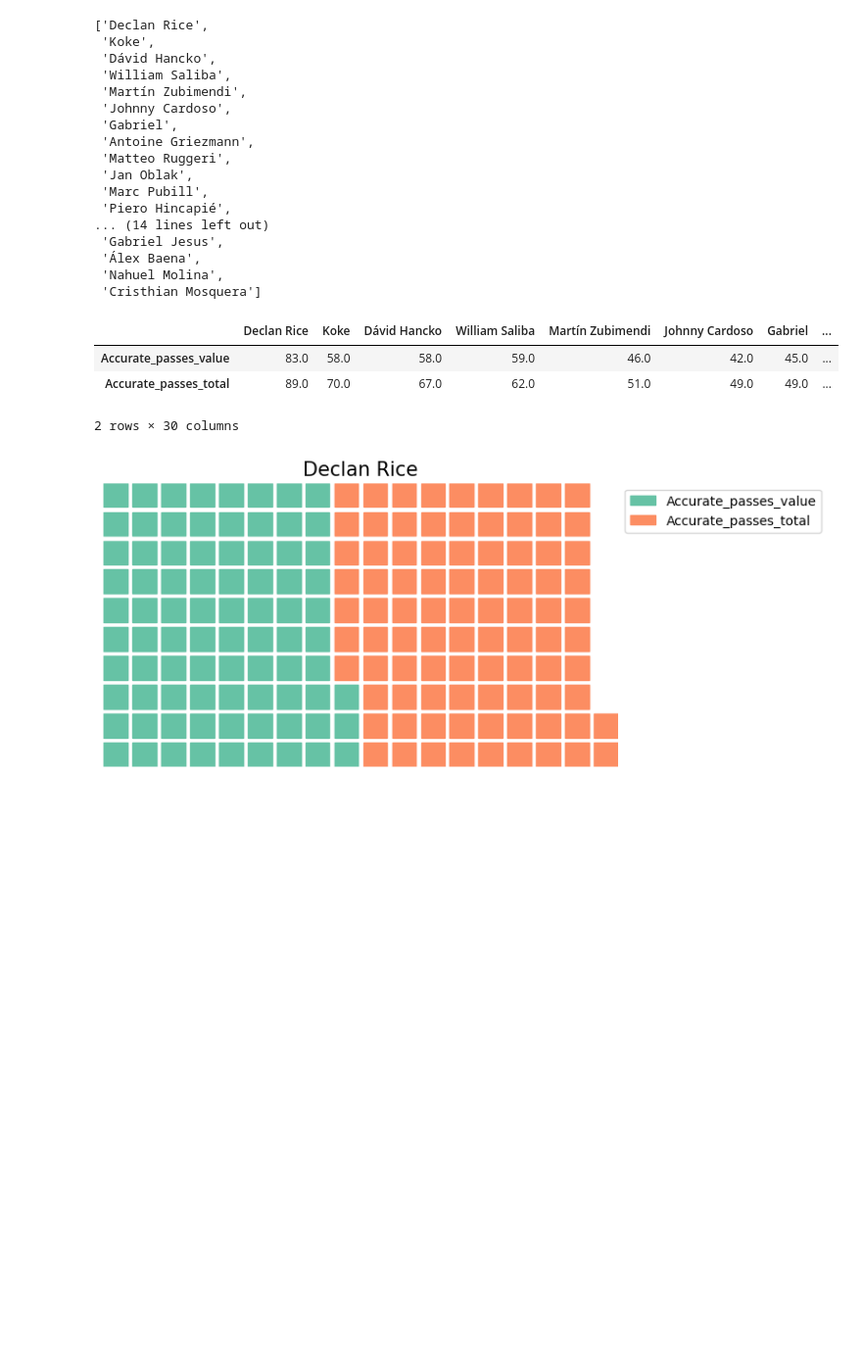
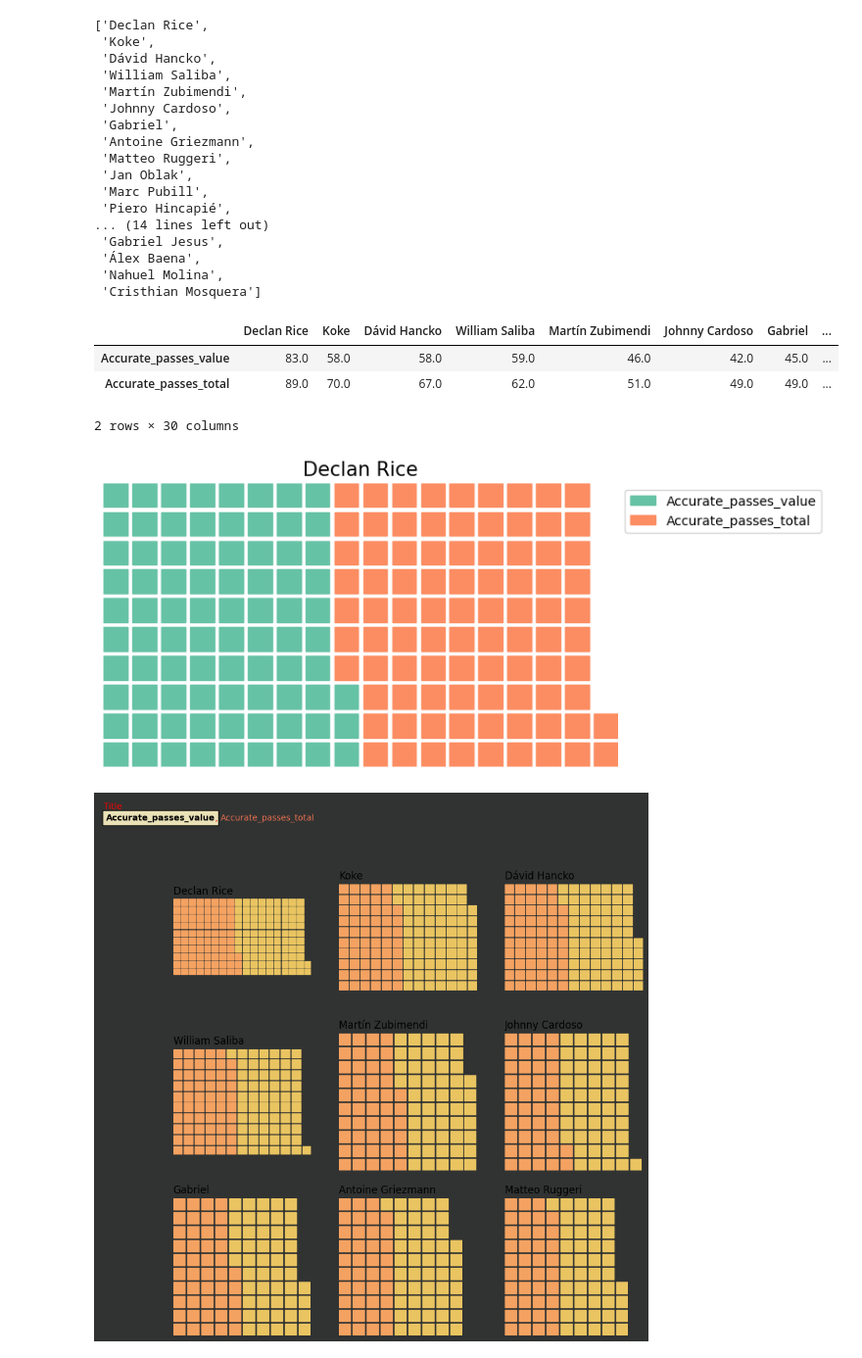
Before and after one commit to bolaxel/random-games, a Jupyter notebook: waffle_plot.ipynb, the cells around one changed output. Shown at 98% size. Cells and saved outputs as stored; diff of their text form; code cells hidden in the pictures; blank space fills up the shorter version.

Commit message:
waffle plot

```diff
--- a/waffle_plot.ipynb
+++ b/waffle_plot.ipynb
@@ -167,3 +167,103 @@ fig = plt.figure(
 )
 # %% [output]
 [figure]
+# %%
+from highlight_text import fig_text
+
+fig = plt.figure(
+    FigureClass=Waffle,
+    rows=10,
+    figsize=(10,10),
+    plots={ #331 3x3 1 is the first plot
+        (3,3,1):{
+            'values':w_df.iloc[:,0],
+            'title':{
+                'label':my_list[0],
+                'color':'black',
+                'loc':'left'
+            }
+        },
+        (3,3,2):{
+            'values':w_df.iloc[:,1],
+            'title':{
+                'label':my_list[1],
+                'color':'black',
+                'loc':'left'
+            }
+        },
+        (3,3,3):{
+            'values':w_df.iloc[:,2],
+            'title':{
+                'label':my_list[2],
+                'color':'black',
+                'loc':'left'
+            }
+        },
+        (3,3,4):{
+            'values':w_df.iloc[:,3],
+            'title':{
+                'label':my_list[3],
+                'color':'black',
+                'loc':'left'
+            }
+        },
+        (3,3,5):{
+            'values':w_df.iloc[:,4],
+            'title':{
+                'label':my_list[4],
+                'color':'black',
+                'loc':'left'
+            }
+        },
+        (3,3,6):{
+            'values':w_df.iloc[:,5],
+            'title':{
+                'label':my_list[5],
+                'color':'black',
+                'loc':'left'
+            }
+        },
+        (3,3,7):{
+            'values':w_df.iloc[:,6],
+            'title':{
+                'label':my_list[6],
+                'color':'black',
+                'loc':'left'
+            }
+        },
+        (3,3,8):{
+            'values':w_df.iloc[:,7],
+            'title':{
+                'label':my_list[7],
+                'color':'black',
+                'loc':'left'
+            }
+        },
+        (3,3,9):{
+            'values':w_df.iloc[:,8],
+            'title':{
+                'label':my_list[8],
+                'color':'black',
+                'loc':'left'
+            }
+        }
+    },
+    colors = ['#f4a261', '#e9c461']
+)
+
+fig_text(
+    s='Title \n <Accurate_passes_value>, <Accurate_passes_total>',
+    x=.01,
+    y=.99,
+    color='red',
+    highlight_textprops=[
+        {'color': 'black', 'weight': 'bold', 'bbox': {'facecolor':'#eae2b7'}},
+        # {"color": '#eae2b7'},
+        {"color": '#e76f51'},
+    ]
+)
+
+
+fig.patch.set_facecolor('#313332')
+# %% [output]
+[figure, added]
```
Also changed, not shown: parts of 1 cell of this notebook.
